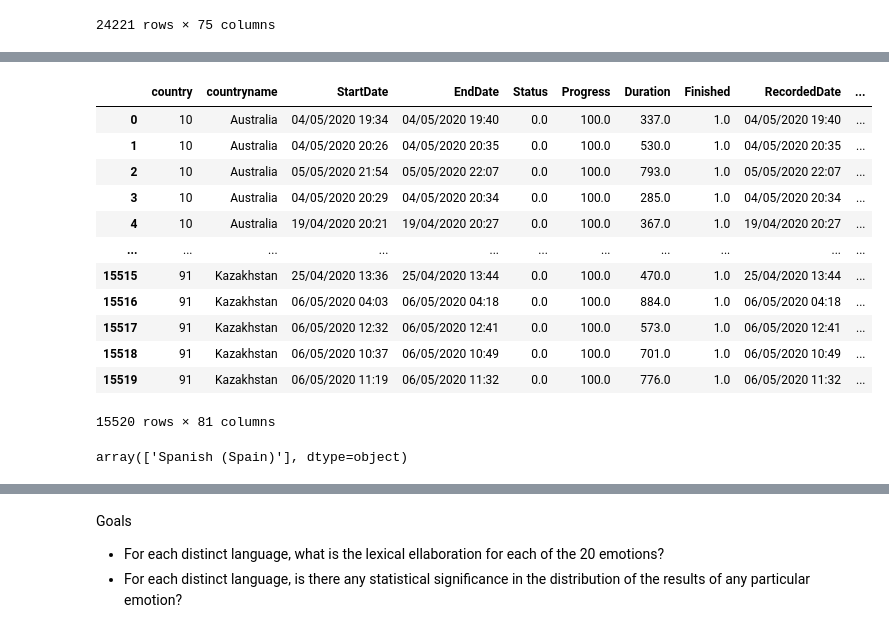
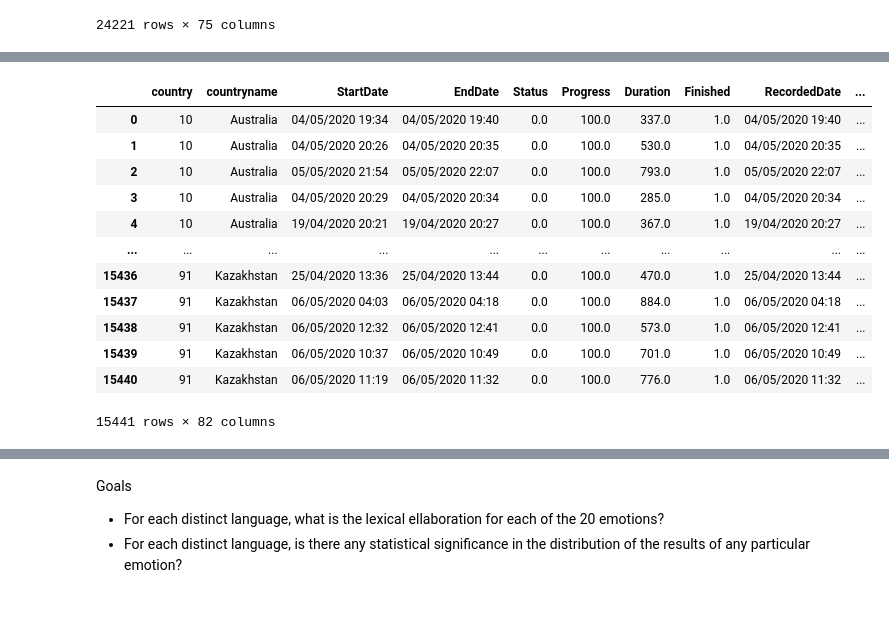
Before and after one commit to AsherKtech/hypocognition, a Jupyter notebook: notebooks/MAX_sun_covid.ipynb, the cells around one changed output, grey strips where cells are left out. Cells and saved outputs as stored; diff of their text form; code cells hidden in the pictures.

```diff
--- a/notebooks/MAX_sun_covid.ipynb
+++ b/notebooks/MAX_sun_covid.ipynb
@@ -26,5 +26,11 @@ Covid51countries
 | 24220 | 92 | Kenya | 24/04/2020 00:31 | 24/04/2020 00:42 | 0.0 | 100.0 | 700.0 | 1.0 | 24/04/2020 00:42 | ... |
 24221 rows × 75 columns
 # %%
-mask = (Covid51countries["countryname"] == "Spain") & (Covid51countries["language"] == "ES")
-Covid51countries.loc[mask, "language"] = "ES-ES"
+# combine Spanish and Spanish(spain) for spain
+# mask = (Covid51countries["countryname"] == "Spain") & (Covid51countries["language"] == "ES")
+# Covid51countries.loc[mask, "language"] = "ES-ES"
+# %%
+# add language names to the df
+lang_names = pd.read_csv(Path("~/Projects/hypocognition/data/external/lang_names.csv"))
+Covid51countries = Covid51countries.merge(lang_names, left_on="language", right_on="Code", how="left")
+Covid51countries
@@ -31,3 +51,8 @@ Covid51countries.loc[mask, "language"] = "ES-ES"
+# %%
+# merge croatian, bosnian and serbian
+scb = ["Serbian", "Croatian", "Bosnian"]
+Covid51countries = Covid51countries.drop(columns=['language'])
+Covid51countries.loc[Covid51countries["Language_Name"].isin(scb), "Language_Name"] = "Serbian-Croatian-Bosnian"
 # %%
 # We want to use on only one language of responses for each country
 # Further, that language cannot be English
@@ -89,2 +227,3 @@ languages_per_country.to_csv(Path("~/Projects/hypocognition/data/processed/langu
 # %%
-selection = pd.read_csv(Path("~/Projects/hypocognition/data/processed/sun_bila_selection.csv").expanduser())
+selection = pd.read_csv(Path("~/Projects/hypocognition/data/processed/MAX_selection_in_bila.csv").expanduser(), index_col=0).reset_index(drop=True)
+selection
@@ -91,23 +248,23 @@ selection = pd.read_csv(Path("~/Projects/hypocognition/data/processed/sun_bila_s
 # %%
 # Lets filter the dataset using our new selection
 filtered = Covid51countries.merge(
     selection,
-    on=['countryname', 'language'],
+    on=['countryname', 'Language_Name'],
     how='inner'
 )
 filtered
 # %% [output]
 |  | country | countryname | StartDate | EndDate | Status | Progress | Duration | Finished | RecordedDate | ... |
 | 0 | 10 | Australia | 04/05/2020 19:34 | 04/05/2020 19:40 | 0.0 | 100.0 | 337.0 | 1.0 | 04/05/2020 19:40 | ... |
 | 1 | 10 | Australia | 04/05/2020 20:26 | 04/05/2020 20:35 | 0.0 | 100.0 | 530.0 | 1.0 | 04/05/2020 20:35 | ... |
 | 2 | 10 | Australia | 05/05/2020 21:54 | 05/05/2020 22:07 | 0.0 | 100.0 | 793.0 | 1.0 | 05/05/2020 22:07 | ... |
 | 3 | 10 | Australia | 04/05/2020 20:29 | 04/05/2020 20:34 | 0.0 | 100.0 | 285.0 | 1.0 | 04/05/2020 20:34 | ... |
 | 4 | 10 | Australia | 19/04/2020 20:21 | 19/04/2020 20:27 | 0.0 | 100.0 | 367.0 | 1.0 | 19/04/2020 20:27 | ... |
 | ... | ... | ... | ... | ... | ... | ... | ... | ... | ... | ... |
-| 15515 | 91 | Kazakhstan | 25/04/2020 13:36 | 25/04/2020 13:44 | 0.0 | 100.0 | 470.0 | 1.0 | 25/04/2020 13:44 | ... |
-| 15516 | 91 | Kazakhstan | 06/05/2020 04:03 | 06/05/2020 04:18 | 0.0 | 100.0 | 884.0 | 1.0 | 06/05/2020 04:18 | ... |
-| 15517 | 91 | Kazakhstan | 06/05/2020 12:32 | 06/05/2020 12:41 | 0.0 | 100.0 | 573.0 | 1.0 | 06/05/2020 12:41 | ... |
-| 15518 | 91 | Kazakhstan | 06/05/2020 10:37 | 06/05/2020 10:49 | 0.0 | 100.0 | 701.0 | 1.0 | 06/05/2020 10:49 | ... |
-| 15519 | 91 | Kazakhstan | 06/05/2020 11:19 | 06/05/2020 11:32 | 0.0 | 100.0 | 776.0 | 1.0 | 06/05/2020 11:32 | ... |
+| 15436 | 91 | Kazakhstan | 25/04/2020 13:36 | 25/04/2020 13:44 | 0.0 | 100.0 | 470.0 | 1.0 | 25/04/2020 13:44 | ... |
+| 15437 | 91 | Kazakhstan | 06/05/2020 04:03 | 06/05/2020 04:18 | 0.0 | 100.0 | 884.0 | 1.0 | 06/05/2020 04:18 | ... |
+| 15438 | 91 | Kazakhstan | 06/05/2020 12:32 | 06/05/2020 12:41 | 0.0 | 100.0 | 573.0 | 1.0 | 06/05/2020 12:41 | ... |
+| 15439 | 91 | Kazakhstan | 06/05/2020 10:37 | 06/05/2020 10:49 | 0.0 | 100.0 | 701.0 | 1.0 | 06/05/2020 10:49 | ... |
+| 15440 | 91 | Kazakhstan | 06/05/2020 11:19 | 06/05/2020 11:32 | 0.0 | 100.0 | 776.0 | 1.0 | 06/05/2020 11:32 | ... |
-15520 rows × 81 columns
+15441 rows × 82 columns
 # %%
@@ -115,7 +273,3 @@ filtered = filtered[filtered["Mapped_Target_Language"]!="NONE"]
-# %%
-filtered[filtered['countryname']=="Spain"]['Language_Name'].unique()
-# %% [output]
-array(['Spanish (Spain)'], dtype=object)
 # %%
 # Check to make sure it worked
 filtered.groupby('countryname')['Language_Name'].unique()
```
Also changed, not shown: parts of 67 cells of this notebook, 2 other files.
